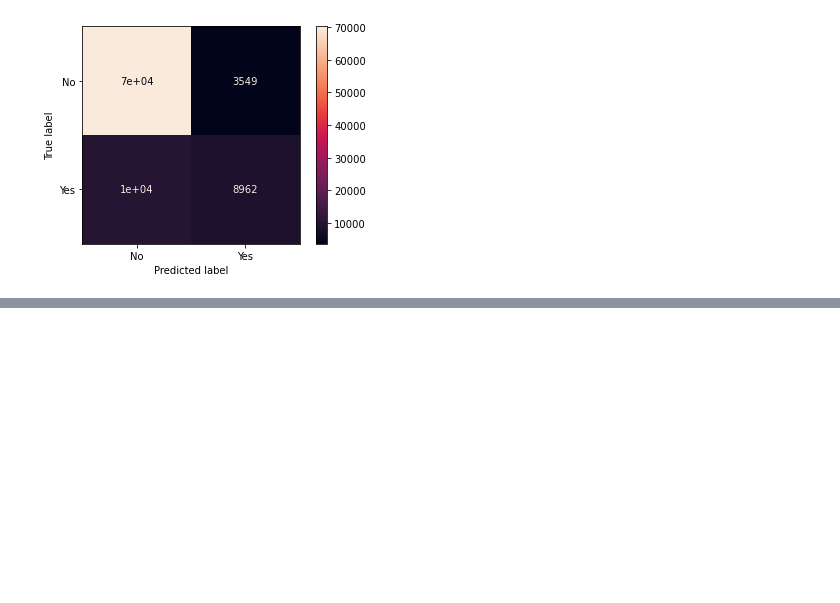
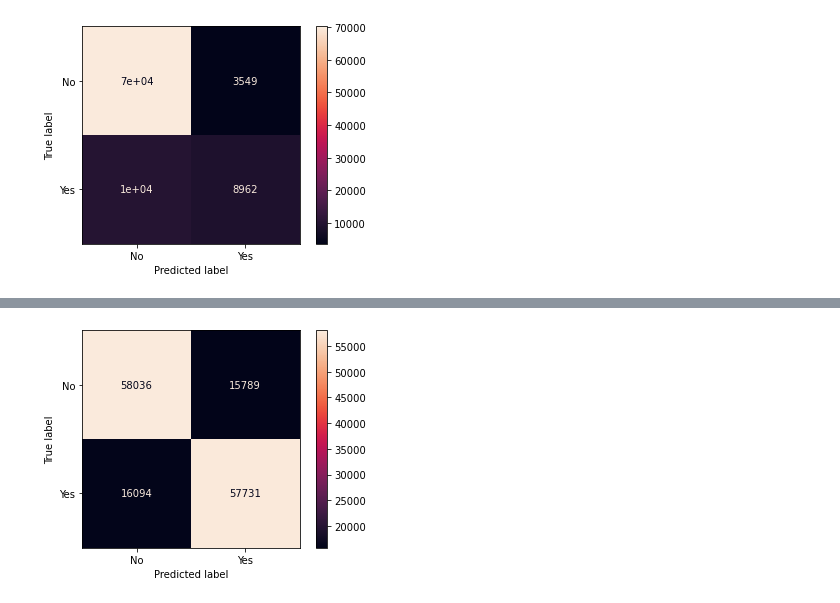
Before and after one commit to alpacanonymous/project3, a Jupyter notebook: StevenNotebook.ipynb, the cells around one changed output, grey strips where cells are left out. Cells and saved outputs as stored; diff of their text form; code cells hidden in the pictures; blank space fills up the shorter version.

```diff
--- a/StevenNotebook.ipynb
+++ b/StevenNotebook.ipynb
@@ -288,0 +320,3 @@ Baseline: 0.566
+# %%
+smote = SMOTE()
+X_train_resampled, y_train_resampled = smote.fit_sample(X_train_scaled, y_train)
@@ -288,0 +341,6 @@ Baseline: 0.566
+# %%
+SMOTE_model = LogisticRegression(random_state=42, max_iter=1000)
+SMOTE_model.fit(X_train_resampled, y_train_resampled)
+plot_confusion_matrix(SMOTE_model, X_train_resampled, y_train_resampled, cmap='rocket');
+# %% [output]
+[figure, added]
```
Also changed, not shown: parts of 9 cells of this notebook.
